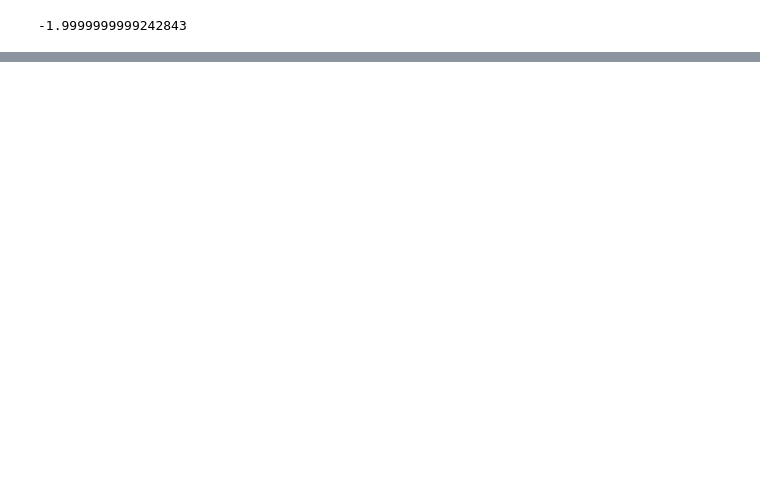
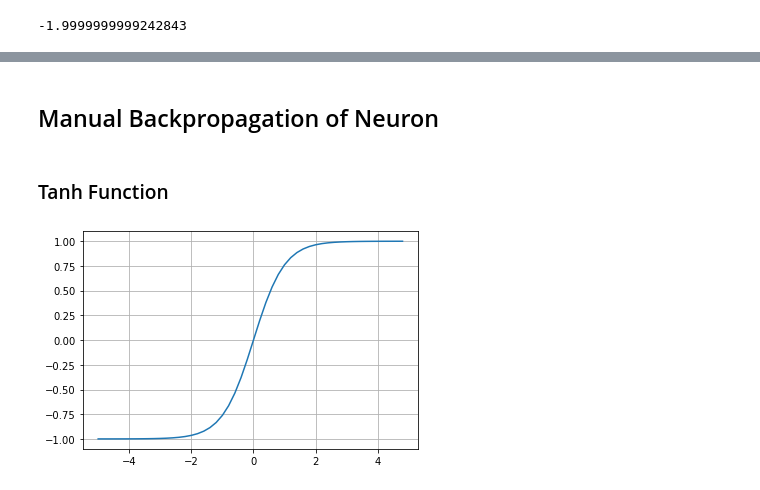
Before and after one commit to mohitmishra786/ML-and-DL, a Jupyter notebook: NN From Zero/Lecture 1/Micrograd from Scratch.ipynb, the cells around one changed output, grey strips where cells are left out. Drawn from its saved outputs; the diff is of its cells as text; code cells hidden in the pictures; blank space fills up the shorter version.

```diff
--- a/NN From Zero/Lecture 1/Micrograd from Scratch.ipynb
+++ b/NN From Zero/Lecture 1/Micrograd from Scratch.ipynb
@@ -332,0 +360,9 @@ deriv()
+# %% [markdown]
+## Manual Backpropagation of Neuron
+# %% [markdown]
+### Tanh Function
+# %%
+plt.plot(np.arange(-5,5,0.2), np.tanh(np.arange(-5 , 5 , 0.2)))
+plt.grid()
+# %% [output]
+[figure, added]
```
Also changed, not shown: parts of 31 cells of this notebook.
